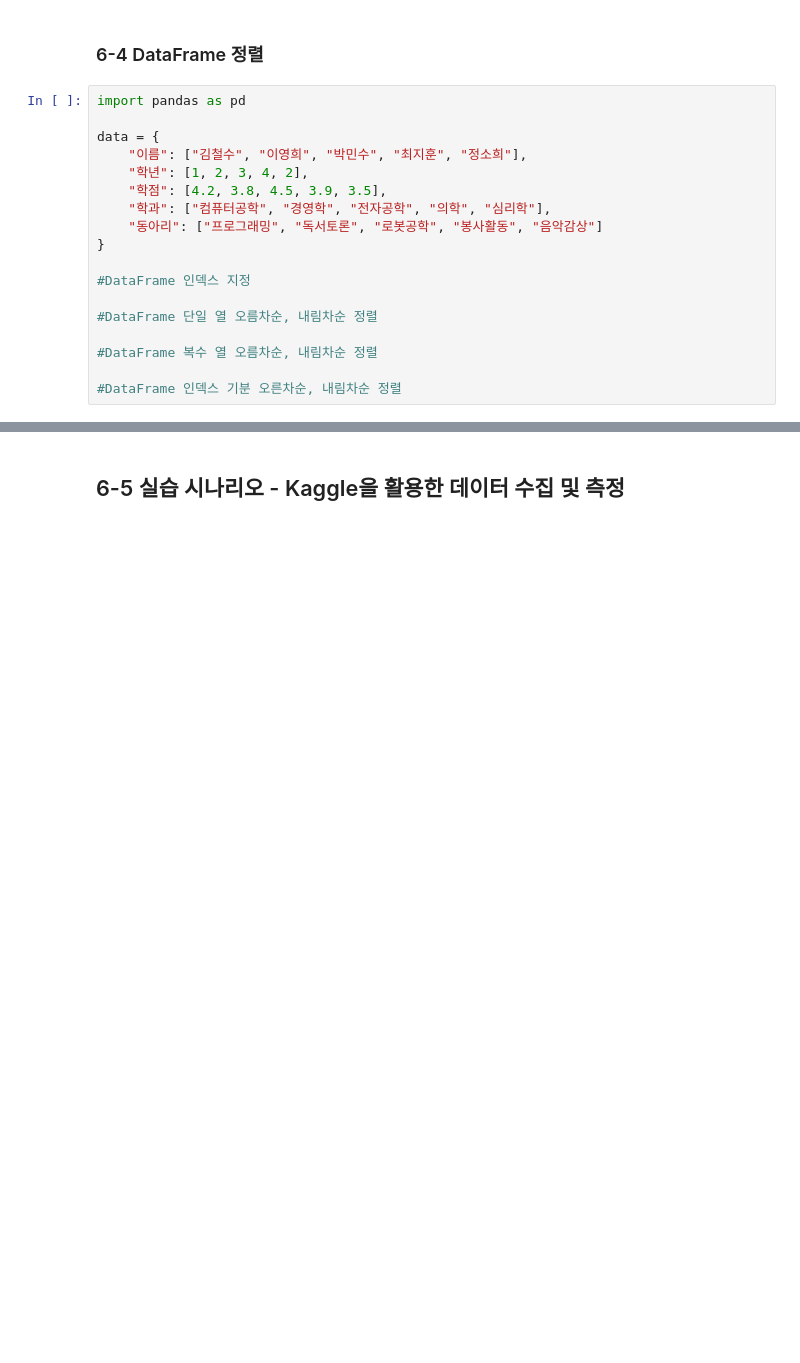
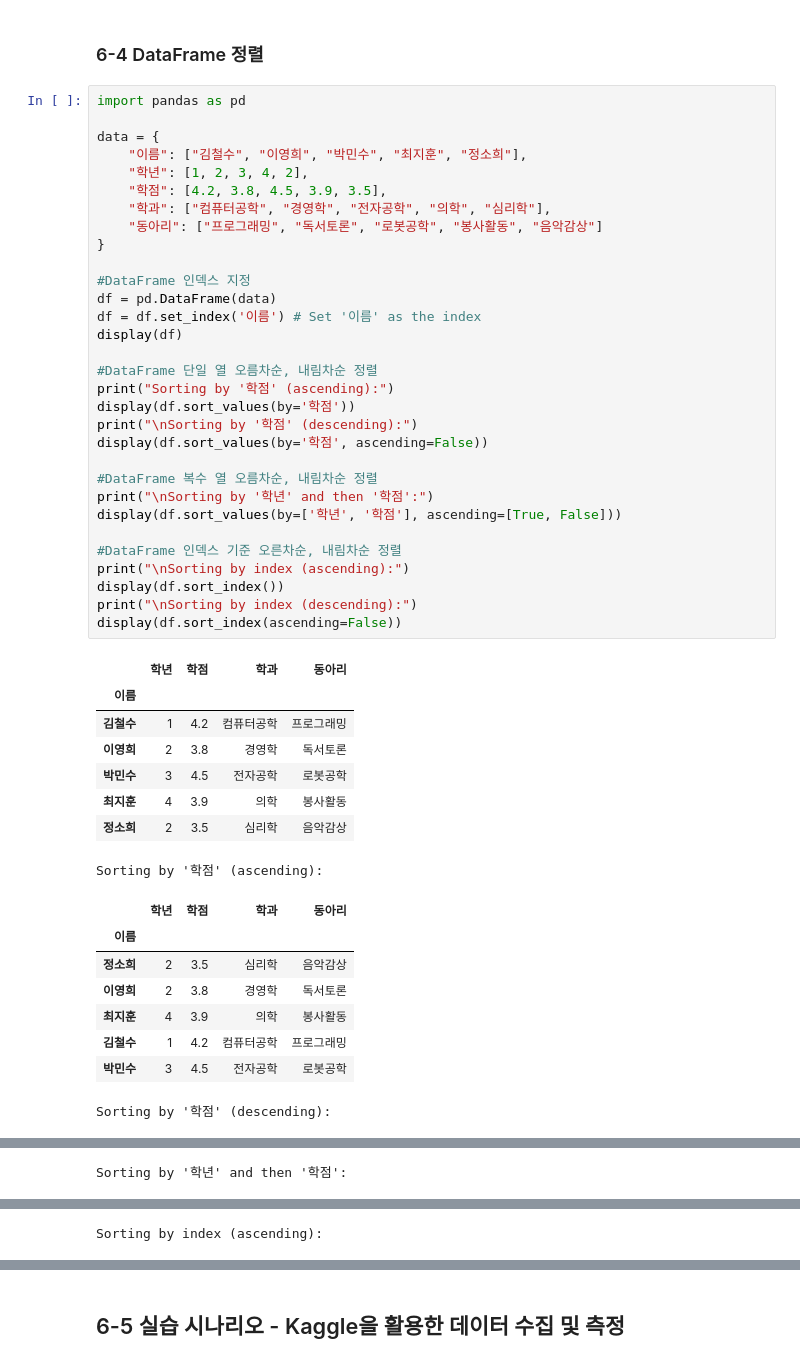
Before and after one commit to labinnn-knou/Data-Analysis-with-Open-Source, a Jupyter notebook: 오픈소스_데이터_분석_6강.ipynb, the cells around one changed output, grey strips where cells are left out. Drawn from its saved outputs; the diff is of its cells as text; blank space fills up the shorter version.

```diff
--- a/오픈소스_데이터_분석_6강.ipynb
+++ b/오픈소스_데이터_분석_6강.ipynb
@@ -123,18 +123,48 @@ Name: 학점, dtype: float64
 # %%
 import pandas as pd
 
 data = {
     "이름": ["김철수", "이영희", "박민수", "최지훈", "정소희"],
     "학년": [1, 2, 3, 4, 2],
     "학점": [4.2, 3.8, 4.5, 3.9, 3.5],
     "학과": ["컴퓨터공학", "경영학", "전자공학", "의학", "심리학"],
     "동아리": ["프로그래밍", "독서토론", "로봇공학", "봉사활동", "음악감상"]
 }
 
 #DataFrame 인덱스 지정
+df = pd.DataFrame(data)
+df = df.set_index('이름') # Set '이름' as the index
+display(df)
 
 #DataFrame 단일 열 오름차순, 내림차순 정렬
+print("Sorting by '학점' (ascending):")
+display(df.sort_values(by='학점'))
+print("\nSorting by '학점' (descending):")
+display(df.sort_values(by='학점', ascending=False))
 
 #DataFrame 복수 열 오름차순, 내림차순 정렬
+print("\nSorting by '학년' and then '학점':")
+display(df.sort_values(by=['학년', '학점'], ascending=[True, False]))
 
-#DataFrame 인덱스 기분 오른차순, 내림차순 정렬
+#DataFrame 인덱스 기준 오른차순, 내림차순 정렬
+print("\nSorting by index (ascending):")
+display(df.sort_index())
+print("\nSorting by index (descending):")
+display(df.sort_index(ascending=False))
+# %% [output]
+|  | 학년 | 학점 | 학과 | 동아리 |
+| 이름 |  |  |  |  |
+| 김철수 | 1 | 4.2 | 컴퓨터공학 | 프로그래밍 |
+| 이영희 | 2 | 3.8 | 경영학 | 독서토론 |
+| 박민수 | 3 | 4.5 | 전자공학 | 로봇공학 |
+| 최지훈 | 4 | 3.9 | 의학 | 봉사활동 |
+| 정소희 | 2 | 3.5 | 심리학 | 음악감상 |
+Sorting by '학점' (ascending):
+|  | 학년 | 학점 | 학과 | 동아리 |
+| 이름 |  |  |  |  |
+| 정소희 | 2 | 3.5 | 심리학 | 음악감상 |
+| 이영희 | 2 | 3.8 | 경영학 | 독서토론 |
+| 최지훈 | 4 | 3.9 | 의학 | 봉사활동 |
+| 김철수 | 1 | 4.2 | 컴퓨터공학 | 프로그래밍 |
+| 박민수 | 3 | 4.5 | 전자공학 | 로봇공학 |
+Sorting by '학점' (descending):
@@ -140,0 +178 @@ data = {
+Sorting by '학년' and then '학점':
@@ -140,0 +186 @@ data = {
+Sorting by index (ascending):
```
Also changed, not shown: parts of 1 cell of this notebook.
